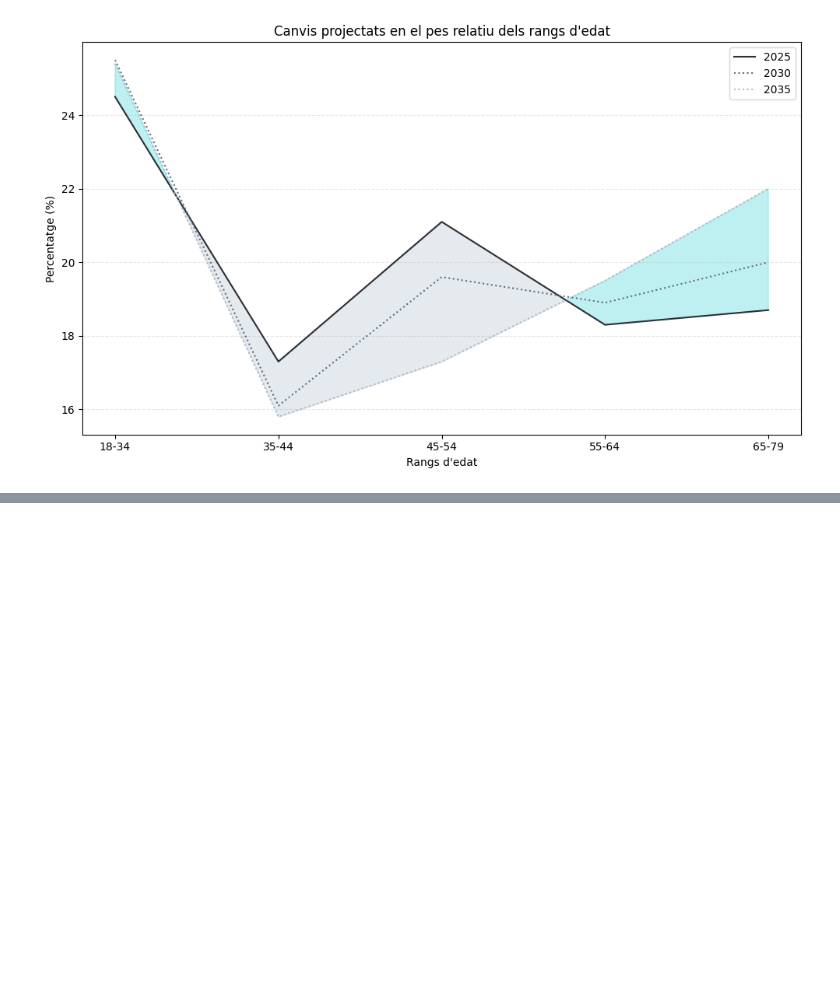
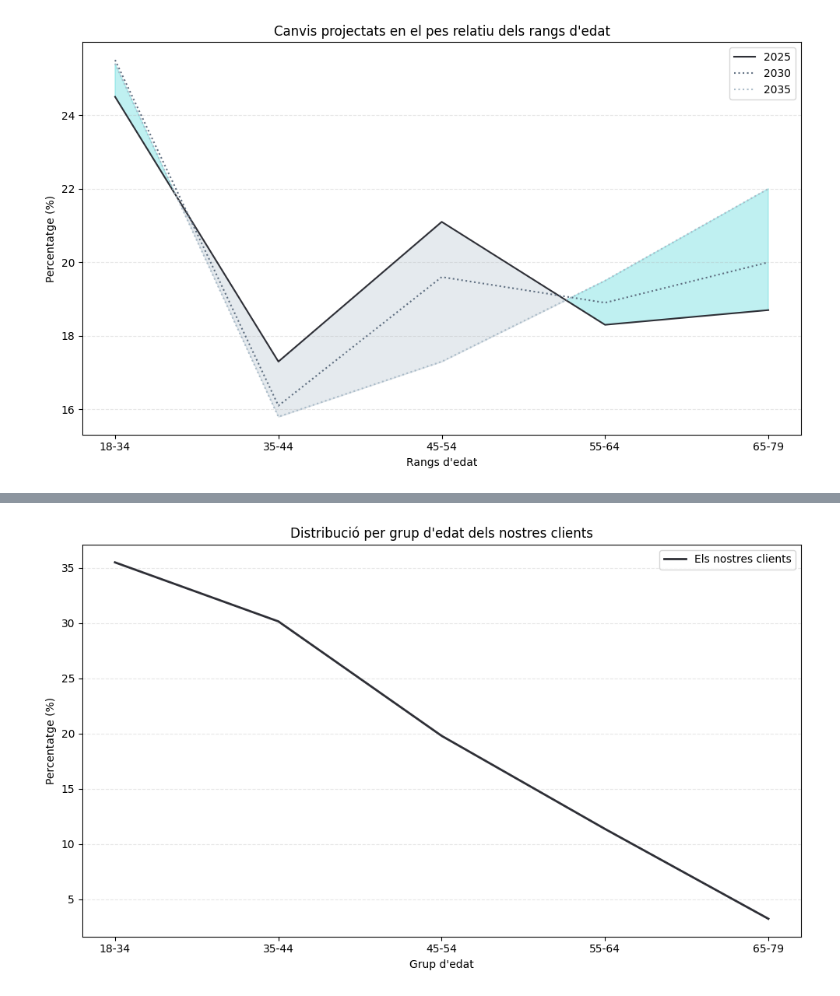
Before and after one commit to Lambda-14/Sim-Empresa, a Jupyter notebook: Equip_9/Scripts/250602_INE_grafiques.ipynb, the cells around one changed output, grey strips where cells are left out. Drawn from its saved outputs; the diff is of its cells as text; code cells hidden in the pictures; blank space fills up the shorter version.

Commit message:
extrapolar a nuestros clientes

```diff
--- a/Equip_9/Scripts/250602_INE_grafiques.ipynb
+++ b/Equip_9/Scripts/250602_INE_grafiques.ipynb
@@ -414,0 +427,10 @@ plt.show()
+# %%
+# DataFrame manual dels nostres clients
+distribucio_edat_clients = {
+    'age_group': ['18-34', '35-44', '45-54', '55-64', '65-79'],
+    'proportion': [35.496021831879155, 30.153361263789062, 19.78321866471922, 11.350270976669101, 3.2171272629434604]
+}
+
+distribucio_edat_clients = pd.DataFrame(distribucio_edat_clients)
+
+distribucio_edat_clients
@@ -414,0 +476,30 @@ plt.show()
+# %%
+
+# Define palette and data
+custom_palette = ["#2E2F36", "#5F6F81", "#AABBC8", "#2CCED1", "#DCE3EA"]
+
+# Eix X: grups d’edat
+x = np.arange(len(distribucio_edat_clients))
+labels = distribucio_edat_clients['age_group']
+values = distribucio_edat_clients['proportion']
+
+# Crear figura
+fig, ax = plt.subplots(figsize=(10, 6))
+
+# Dibuixar la línia
+ax.plot(x, values, label="Els nostres clients", color=custom_palette[0], linestyle='solid', linewidth=2)
+
+# Etiquetes eix X
+ax.set_xticks(x)
+ax.set_xticklabels(labels)
+
+# Estètica general
+ax.set_xlabel("Grup d'edat")
+ax.set_ylabel("Percentatge (%)")
+ax.set_title("Distribució per grup d'edat dels nostres clients")
+ax.grid(axis='y', linestyle='--', alpha=0.3)
+ax.legend()
+plt.tight_layout()
+plt.show()
+# %% [output]
+[figure, added]
```
Also changed, not shown: parts of 5 cells of this notebook.
